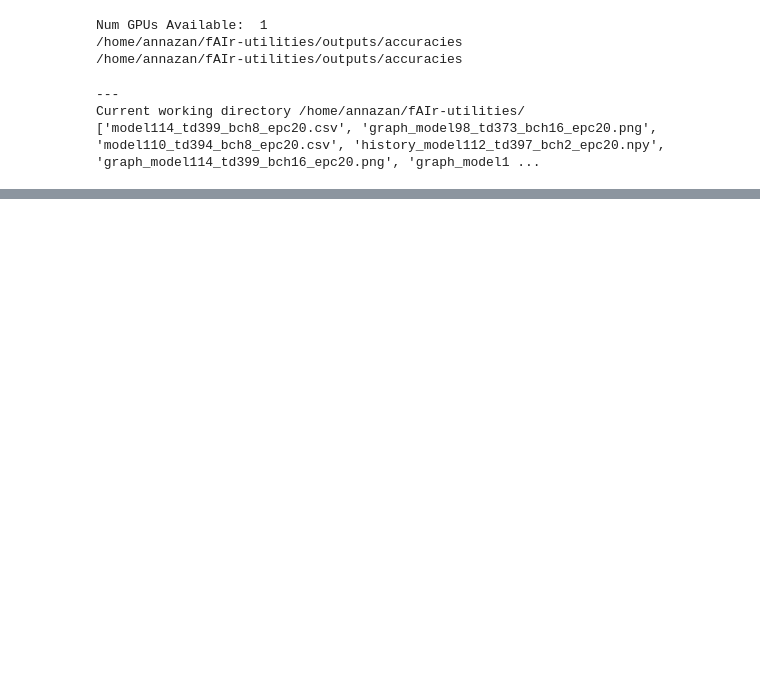
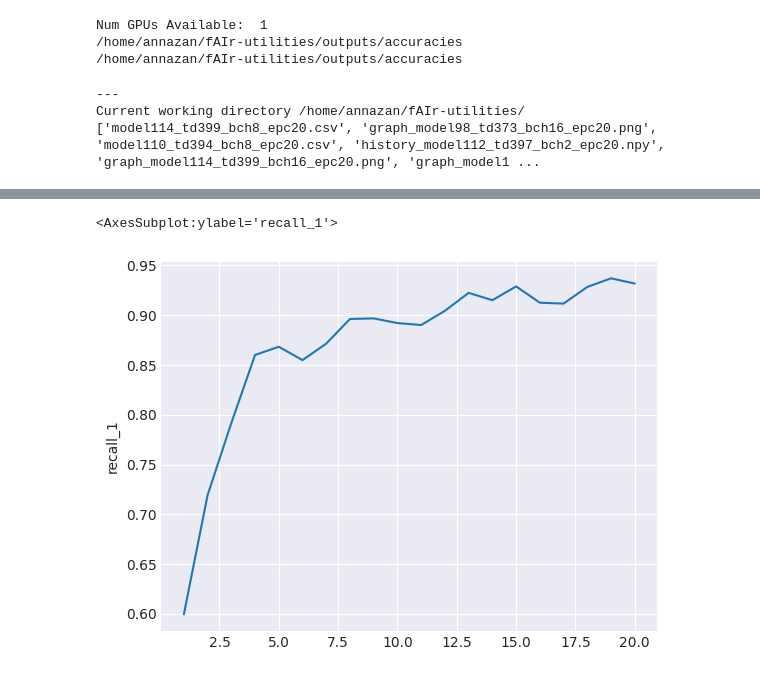
Before and after one commit to ciupava/fAIr-utilities, a Jupyter notebook: graphs_making.ipynb, the cells around one changed output, grey strips where cells are left out. Saved outputs shown, nothing was run; the diff lists cells and outputs as text; code cells hidden in the pictures; blank space fills up the shorter version.

```diff
--- a/graphs_making.ipynb
+++ b/graphs_making.ipynb
@@ -198,0 +266,2 @@ for name in files_list:
+# %%
+df_for_plot=history_df.iloc[:,1:11]
@@ -198,0 +302,9 @@ for name in files_list:
+# %%
+sns.lineplot(
+    data=df_for_plot,
+    x=range(1, len(loss) + 1), y='recall_1'
+
+)
+# %% [output]
+<AxesSubplot:ylabel='recall_1'>
+[figure, added]
```
Also changed, not shown: parts of 7 cells of this notebook.
